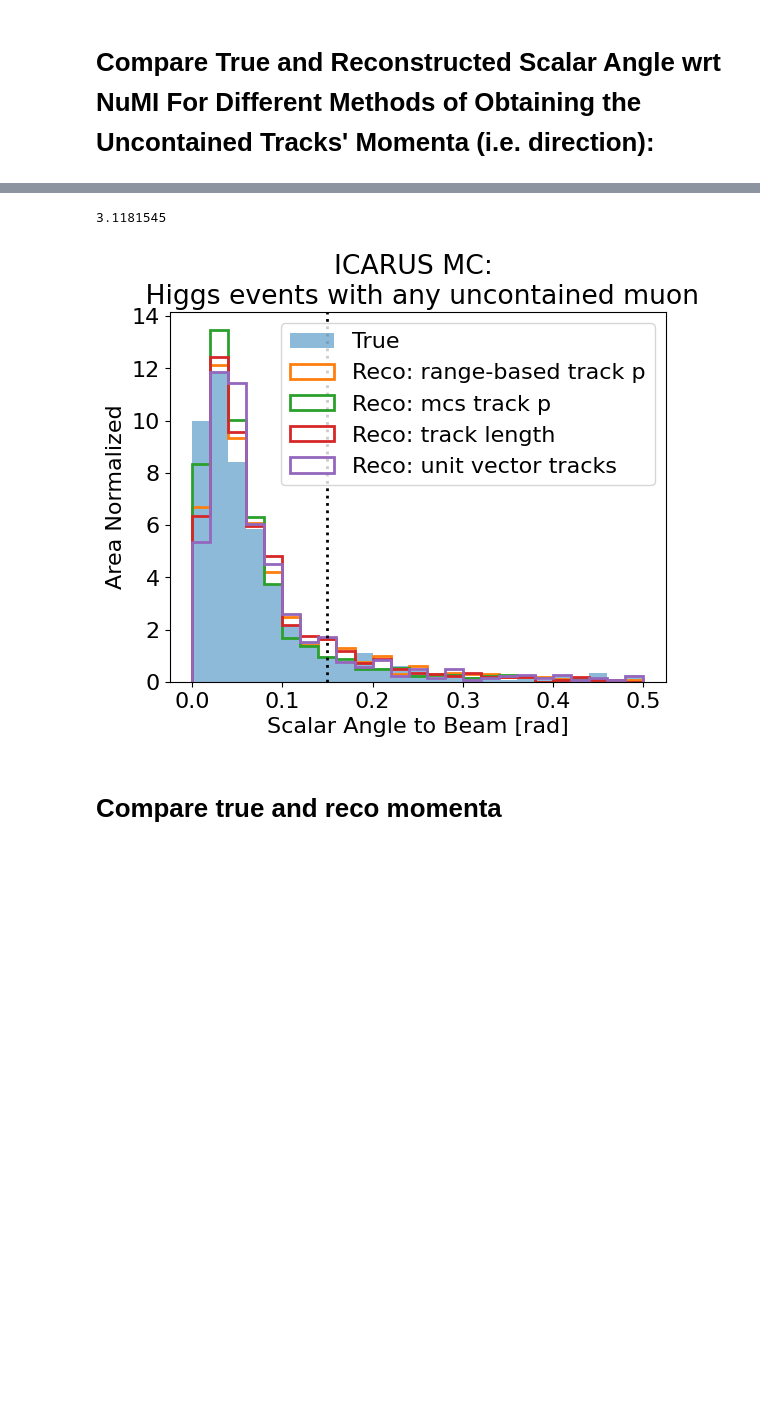
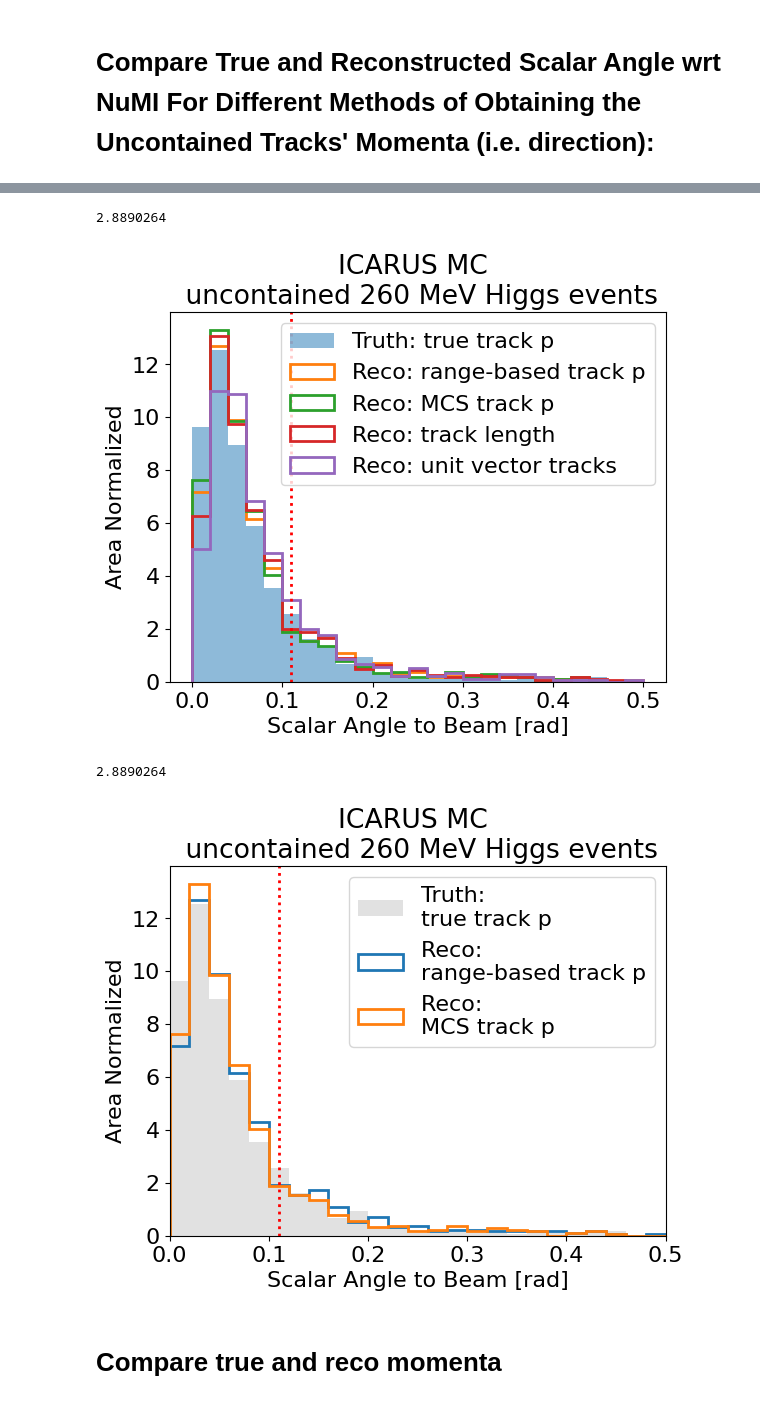
Before and after one commit to SBNSoftware/sbnana, a Jupyter notebook: sbnana/SBNAna/icarus-analysis-villiage/pyana/dimuon-tools/nb/exiting_muons/uncontained_mus.ipynb, the cells around one changed output, grey strips where cells are left out. Drawn from its saved outputs; the diff is of its cells as text; code cells hidden in the pictures; blank space fills up the shorter version.

```diff
--- a/sbnana/SBNAna/icarus-analysis-villiage/pyana/dimuon-tools/nb/exiting_muons/uncontained_mus.ipynb
+++ b/sbnana/SBNAna/icarus-analysis-villiage/pyana/dimuon-tools/nb/exiting_muons/uncontained_mus.ipynb
@@ -46,6 +50,7 @@ label = labelM + "\n$\\theta_S = 5\\cdot10^{-5}$"
 # labelM = "$M_a$ = %i MeV" % AMASS
 # label = labelM + "\n$f_a$ = \n$c_\\ell$ ="
 # %%
-fh = "/icarus/data/users/gputnam/dimuon-data/higgs-gen-A/higgs_M260_DMCP2023G_evt.df"
+#fh = "/icarus/data/users/gputnam/dimuon-data/higgs-gen-A/higgs_M260_DMCP2023G_evt.df" #what I originally used for this study.
+fh = "/icarus/data/users/gputnam/dimuon-data/higgs-gen-A/higgs_M260_DMCP2023G_evt_new.df" #updated to here 11/20/23 (prelim prep)
 # %%
 h_evtdf = pd.read_hdf(fh, key="evt")
@@ -397,33 +453,59 @@ if print_stuff:
 # %%
 
 mybins = 25
 myrange = (0,0.5) #np.pi)
 myDensity = True
-print(np.max(Sbeamangle(unc_evtdf.trunk.trk, unc_evtdf.branch.trk, BEAMDIR, 'truth')))
-plt.hist(Sbeamangle(unc_evtdf.trunk.trk, unc_evtdf.branch.trk, BEAMDIR, 'truth'),
+print(np.max(Sbeamangle(unc_evtdf.trunk.trk, unc_evtdf.branch.trk, BEAMDIR, 'track_truth')))
+plt.hist(Sbeamangle(unc_evtdf.trunk.trk, unc_evtdf.branch.trk, BEAMDIR, 'track_truth'),
          alpha=0.5, bins=mybins, range=myrange, linewidth=2, density=myDensity,
-         label='True')
+         label='Truth: true track p')
 plt.hist(Sbeamangle(unc_evtdf.trunk.trk, unc_evtdf.branch.trk, BEAMDIR, 'range'),
          histtype = 'step', bins=mybins, range=myrange, linewidth=2, density=myDensity,
          label='Reco: range-based track p')
 plt.hist(Sbeamangle(unc_evtdf.trunk.trk, unc_evtdf.branch.trk, BEAMDIR, 'mcs'),
          histtype = 'step', bins=mybins, range=myrange, linewidth=2, density=myDensity,
-         label='Reco: mcs track p')
+         label='Reco: MCS track p')
 plt.hist(Sbeamangle(unc_evtdf.trunk.trk, unc_evtdf.branch.trk, BEAMDIR, 'weight_by_len'),
          histtype = 'step', bins=mybins, range=myrange, linewidth=2, density=myDensity,
          label='Reco: track length')
 plt.hist(Sbeamangle(unc_evtdf.trunk.trk, unc_evtdf.branch.trk, BEAMDIR, 'dir_only'),
          histtype = 'step', bins=mybins, range=myrange, linewidth=2, density=myDensity,
          label='Reco: unit vector tracks')
-plt.axvline([0.15], linestyle=":", color="black", linewidth=2)
-plt.title('ICARUS MC: \n Higgs events with any uncontained muon')
+plt.axvline([0.11], linestyle=":", color="red", linewidth=2)
+plt.title('ICARUS MC \n uncontained 260 MeV Higgs events')
 plt.legend()
 plt.xlabel("Scalar Angle to Beam [rad]")
 if myDensity == True:
     plt.ylabel("Area Normalized")
 plt.show()
+
+# Use for prelim:
+
+mybins = 25
+myrange = (0,0.5) #np.pi)
+myDensity = True
+print(np.max(Sbeamangle(unc_evtdf.trunk.trk, unc_evtdf.branch.trk, BEAMDIR, 'track_truth')))
+plt.hist(Sbeamangle(unc_evtdf.trunk.trk, unc_evtdf.branch.trk, BEAMDIR, 'track_truth'),
+         alpha=0.5, bins=mybins, range=myrange, linewidth=2, density=myDensity,
+         label='Truth: \ntrue track p', color='#C4C4C5')
+plt.hist(Sbeamangle(unc_evtdf.trunk.trk, unc_evtdf.branch.trk, BEAMDIR, 'range'),
+         histtype = 'step', bins=mybins, range=myrange, linewidth=2, density=myDensity,
+         label='Reco: \nrange-based track p')
+plt.hist(Sbeamangle(unc_evtdf.trunk.trk, unc_evtdf.branch.trk, BEAMDIR, 'mcs'),
+         histtype = 'step', bins=mybins, range=myrange, linewidth=2, density=myDensity,
+         label='Reco: \nMCS track p')
+plt.axvline([0.11], linestyle=":", color="red", linewidth=2)
+plt.title('ICARUS MC \n uncontained 260 MeV Higgs events')
+plt.legend()
+plt.xlim(myrange)
+plt.xlabel("Scalar Angle to Beam [rad]")
+if myDensity == True:
+    plt.ylabel("Area Normalized")
+plt.show()
 # %% [output]
-3.1181545
+2.8890264
-[figure, old version]
+[figure, new version]
+2.8890264
+[figure, added]
 # %% [markdown]
 # Compare true and reco momenta
```
Also changed, not shown: parts of 19 cells of this notebook, 4 other files.
